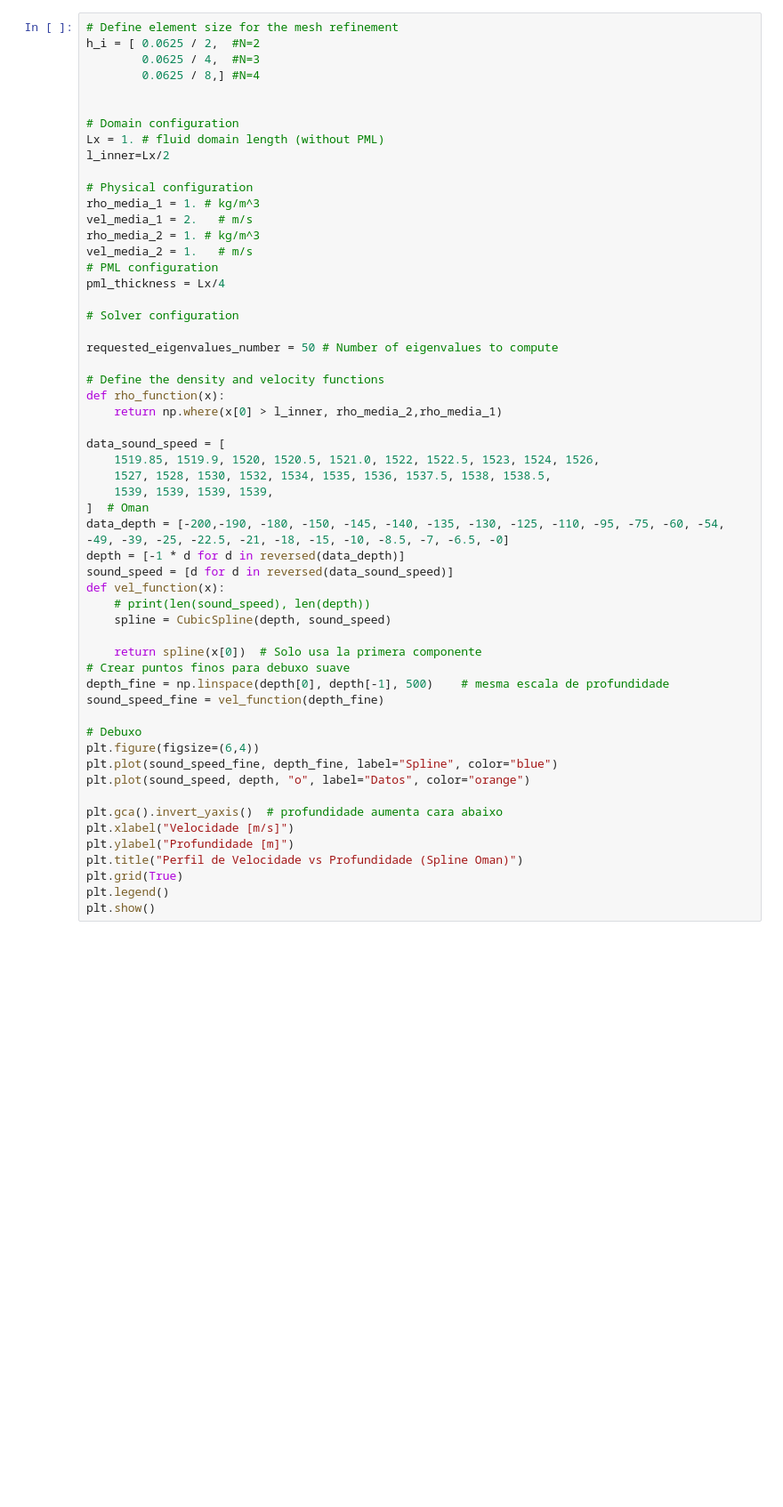
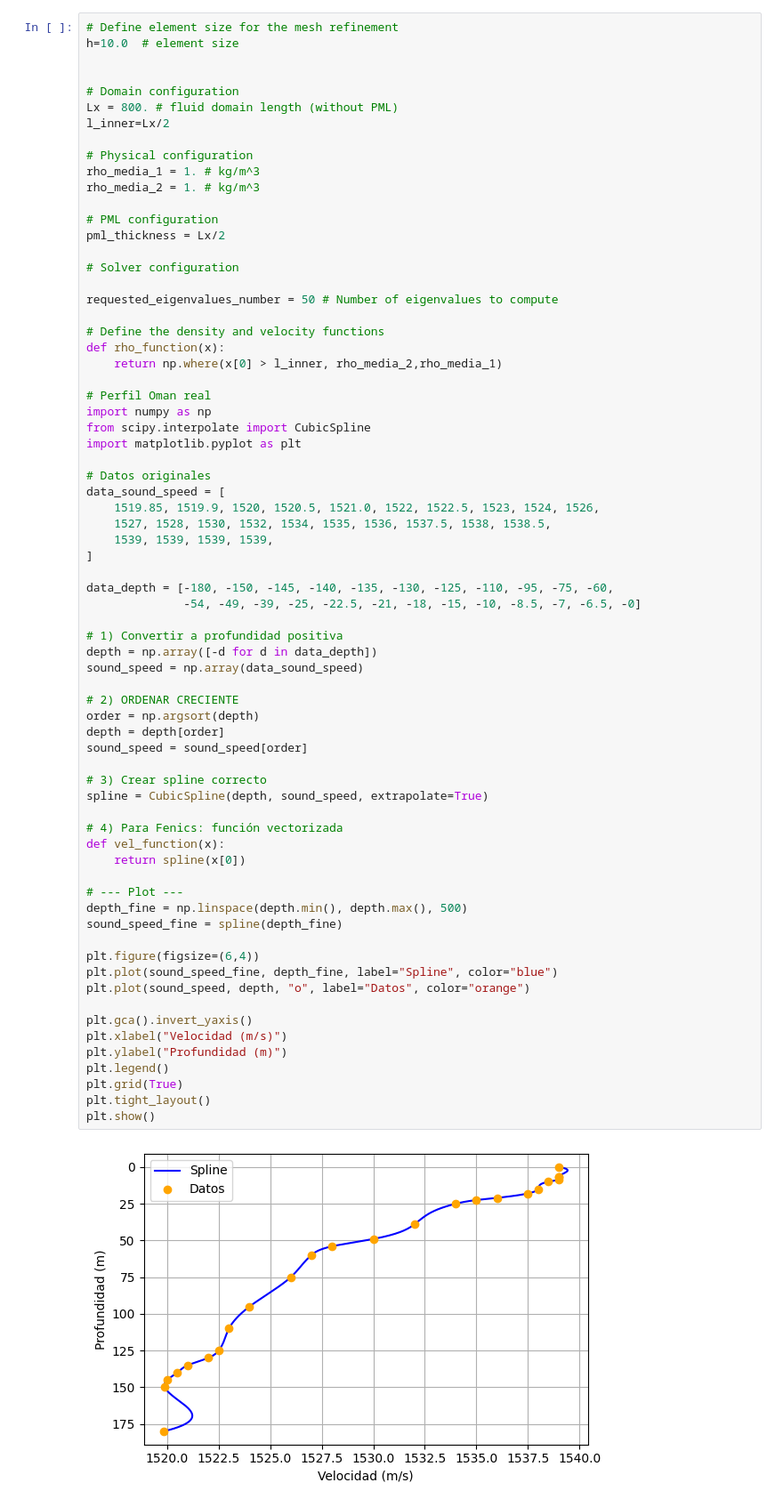
Before and after one commit to sararecondo/HPR-1D, a Jupyter notebook: 1D-Figure-09.ipynb, the cells around one changed output. Shown: that part at 89% size. Saved outputs shown, nothing was run; the diff lists cells and outputs as text; blank space fills up the shorter version.

```diff
--- a/1D-Figure-09.ipynb
+++ b/1D-Figure-09.ipynb
@@ -28,57 +28,73 @@ from slepc4py.SLEPc import EPS
 colors_list = ["blue", "green", "red", "magenta", "black", "purple", "orange", "brown", "pink"]
 # %%
 # Define element size for the mesh refinement
-h_i = [ 0.0625 / 2,  #N=2
-        0.0625 / 4,  #N=3
-        0.0625 / 8,] #N=4
+h=10.0  # element size
 
 
 # Domain configuration
-Lx = 1. # fluid domain length (without PML)
+Lx = 800. # fluid domain length (without PML)
 l_inner=Lx/2
 
 # Physical configuration
 rho_media_1 = 1. # kg/m^3
-vel_media_1 = 2.   # m/s
 rho_media_2 = 1. # kg/m^3
-vel_media_2 = 1.   # m/s
+
 # PML configuration
-pml_thickness = Lx/4
+pml_thickness = Lx/2
 
 # Solver configuration
 
 requested_eigenvalues_number = 50 # Number of eigenvalues to compute
 
 # Define the density and velocity functions
 def rho_function(x):
     return np.where(x[0] > l_inner, rho_media_2,rho_media_1)
 
+# Perfil Oman real
+import numpy as np
+from scipy.interpolate import CubicSpline
+import matplotlib.pyplot as plt
+
+# Datos originales
 data_sound_speed = [
     1519.85, 1519.9, 1520, 1520.5, 1521.0, 1522, 1522.5, 1523, 1524, 1526,
     1527, 1528, 1530, 1532, 1534, 1535, 1536, 1537.5, 1538, 1538.5,
     1539, 1539, 1539, 1539,
-]  # Oman
-data_depth = [-200,-190, -180, -150, -145, -140, -135, -130, -125, -110, -95, -75, -60, -54, -49, -39, -25, -22.5, -21, -18, -15, -10, -8.5, -7, -6.5, -0]
-depth = [-1 * d for d in reversed(data_depth)]
-sound_speed = [d for d in reversed(data_sound_speed)]
+]
+
+data_depth = [-180, -150, -145, -140, -135, -130, -125, -110, -95, -75, -60,
+              -54, -49, -39, -25, -22.5, -21, -18, -15, -10, -8.5, -7, -6.5, -0]
+
+# 1) Convertir a profundidad positiva
+depth = np.array([-d for d in data_depth])
+sound_speed = np.array(data_sound_speed)
+
+# 2) ORDENAR CRECIENTE
+order = np.argsort(depth)
+depth = depth[order]
+sound_speed = sound_speed[order]
+
+# 3) Crear spline correcto
+spline = CubicSpline(depth, sound_speed, extrapolate=True)
+
+# 4) Para Fenics: función vectorizada
 def vel_function(x):
-    # print(len(sound_speed), len(depth))
-    spline = CubicSpline(depth, sound_speed)
+    return spline(x[0])
 
-    return spline(x[0])  # Solo usa la primera componente
-# Crear puntos finos para debuxo suave
-depth_fine = np.linspace(depth[0], depth[-1], 500)    # mesma escala de profundidade
-sound_speed_fine = vel_function(depth_fine)
+# --- Plot ---
+depth_fine = np.linspace(depth.min(), depth.max(), 500)
+sound_speed_fine = spline(depth_fine)
 
-# Debuxo
 plt.figure(figsize=(6,4))
 plt.plot(sound_speed_fine, depth_fine, label="Spline", color="blue")
 plt.plot(sound_speed, depth, "o", label="Datos", color="orange")
 
-plt.gca().invert_yaxis()  # profundidade aumenta cara abaixo
-plt.xlabel("Velocidade [m/s]")
-plt.ylabel("Profundidade [m]")
-plt.title("Perfil de Velocidade vs Profundidade (Spline Oman)")
+plt.gca().invert_yaxis()
+plt.xlabel("Velocidad (m/s)")
+plt.ylabel("Profundidad (m)")
+plt.legend()
 plt.grid(True)
-plt.legend()
+plt.tight_layout()
 plt.show()
+# %% [output]
+[figure, added]
```
Also changed, not shown: parts of 8 cells of this notebook, 5 other files.
